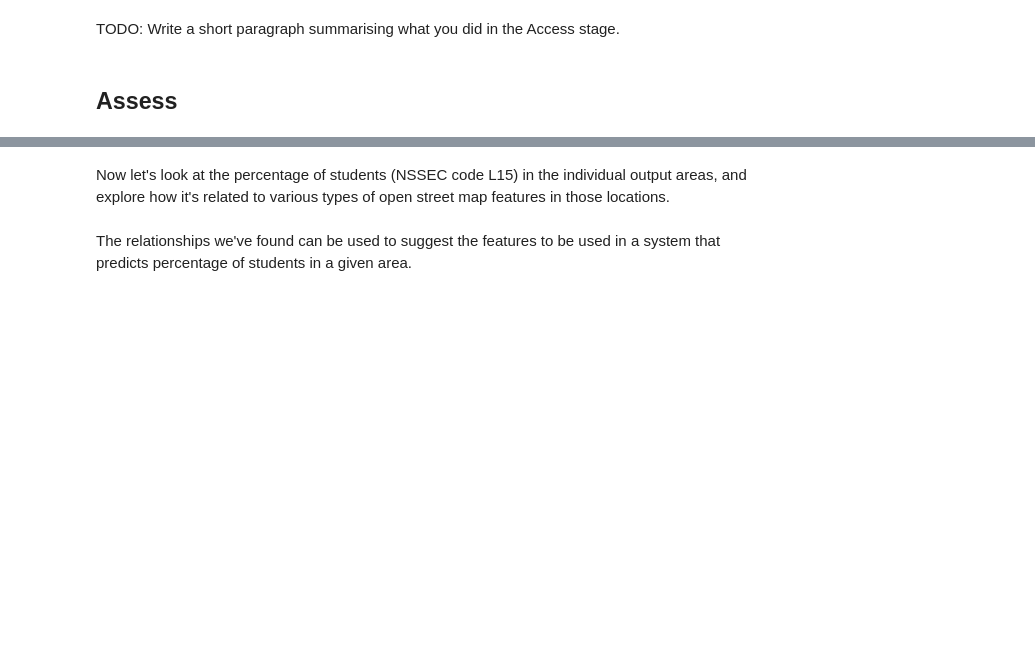
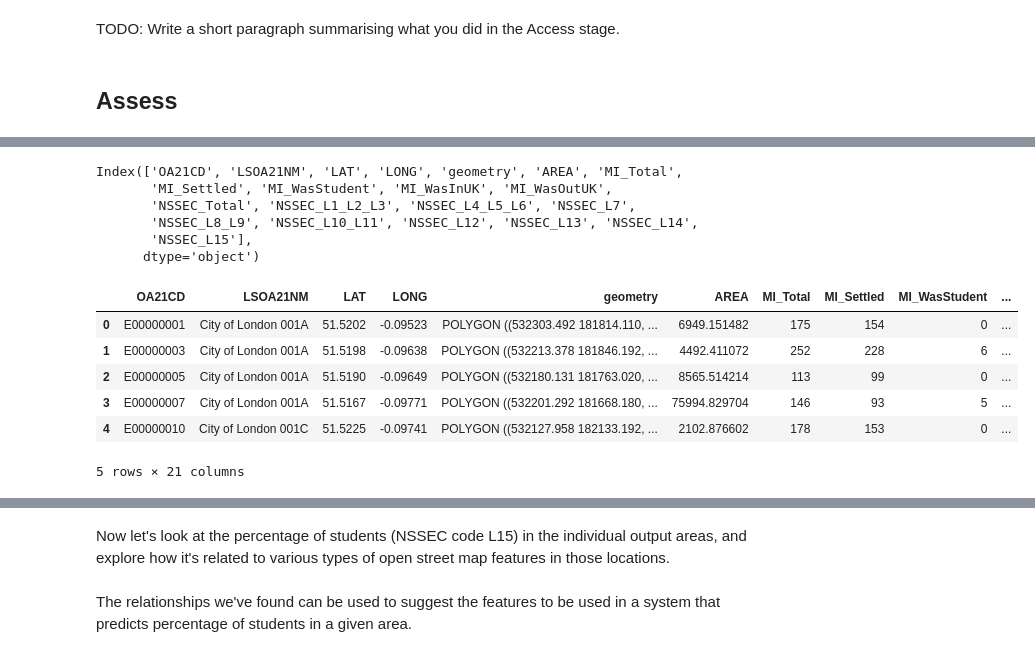
Before and after one commit to sdenyskov/sd995_ads_2024, a Jupyter notebook: notebooks/ads_course_assessment.ipynb, the cells around one changed output, grey strips where cells are left out. Drawn from its saved outputs; the diff is of its cells as text; code cells hidden in the pictures; blank space fills up the shorter version.

```diff
--- a/notebooks/ads_course_assessment.ipynb
+++ b/notebooks/ads_course_assessment.ipynb
@@ -1155,0 +1235,14 @@ print(execute_query(conn, "SHOW OPEN TABLES WHERE In_use > 0;"))
+# %%
+census_data_nssec = pd.read_csv('census2021-ts062/census2021-ts062-oa.csv')
+print(census_data_nssec.columns)
+census_data_nssec.rename(columns={census_data_nssec.columns[3]: 'NSSEC_Total',
+                                  census_data_nssec.columns[4]: 'NSSEC_L1_L2_L3',
+                                  census_data_nssec.columns[5]: 'NSSEC_L4_L5_L6',
+                                  census_data_nssec.columns[6]: 'NSSEC_L7',
+                                  census_data_nssec.columns[7]: 'NSSEC_L8_L9',
+                                  census_data_nssec.columns[8]: 'NSSEC_L10_L11',
+                                  census_data_nssec.columns[9]: 'NSSEC_L12',
+                                  census_data_nssec.columns[10]: 'NSSEC_L13',
+                                  census_data_nssec.columns[11]: 'NSSEC_L14',
+                                  census_data_nssec.columns[12]: 'NSSEC_L15'}, inplace=True)
+print(census_data_nssec.columns)
@@ -1155,0 +1266,32 @@ print(execute_query(conn, "SHOW OPEN TABLES WHERE In_use > 0;"))
+# %%
+oa_data_gdf = oa_data_gdf.merge(
+    census_data_nssec[['geography', 'NSSEC_Total', 'NSSEC_L1_L2_L3', 'NSSEC_L4_L5_L6', 'NSSEC_L7', 'NSSEC_L8_L9', 'NSSEC_L10_L11', 'NSSEC_L12', 'NSSEC_L13', 'NSSEC_L14', 'NSSEC_L15']],
+    left_on='OA21CD',
+    right_on='geography',
+    how='left'
+)
+oa_data_gdf.drop(columns=['geography'], inplace=True)
+# %%
+oa_data_gdf.drop(columns=['LSOA21CD', 'LSOA21NMW', 'BNG_E', 'BNG_N', 'GlobalID'], inplace=True)
+# %%
+print(oa_data_gdf.columns)
+# %% [output]
+Index(['OA21CD', 'LSOA21NM', 'LAT', 'LONG', 'geometry', 'AREA', 'MI_Total',
+       'MI_Settled', 'MI_WasStudent', 'MI_WasInUK', 'MI_WasOutUK',
+       'NSSEC_Total', 'NSSEC_L1_L2_L3', 'NSSEC_L4_L5_L6', 'NSSEC_L7',
+       'NSSEC_L8_L9', 'NSSEC_L10_L11', 'NSSEC_L12', 'NSSEC_L13', 'NSSEC_L14',
+       'NSSEC_L15'],
+      dtype='object')
+# %%
+oa_data_gdf_backup = oa_data_gdf.copy()
+osm_data_gdf_backup = osm_data_gdf.copy()
+# %%
+oa_data_gdf_backup.head(5)
+# %% [output]
+|  | OA21CD | LSOA21NM | LAT | LONG | geometry | AREA | MI_Total | MI_Settled | MI_WasStudent | ... |
+| 0 | E00000001 | City of London 001A | 51.5202 | -0.09523 | POLYGON ((532303.492 181814.110, ... | 6949.151482 | 175 | 154 | 0 | ... |
+| 1 | E00000003 | City of London 001A | 51.5198 | -0.09638 | POLYGON ((532213.378 181846.192, ... | 4492.411072 | 252 | 228 | 6 | ... |
+| 2 | E00000005 | City of London 001A | 51.5190 | -0.09649 | POLYGON ((532180.131 181763.020, ... | 8565.514214 | 113 | 99 | 0 | ... |
+| 3 | E00000007 | City of London 001A | 51.5167 | -0.09771 | POLYGON ((532201.292 181668.180, ... | 75994.829704 | 146 | 93 | 5 | ... |
+| 4 | E00000010 | City of London 001C | 51.5225 | -0.09741 | POLYGON ((532127.958 182133.192, ... | 2102.876602 | 178 | 153 | 0 | ... |
+5 rows × 21 columns
```
Also changed, not shown: parts of 57 cells of this notebook, 3 other files.
